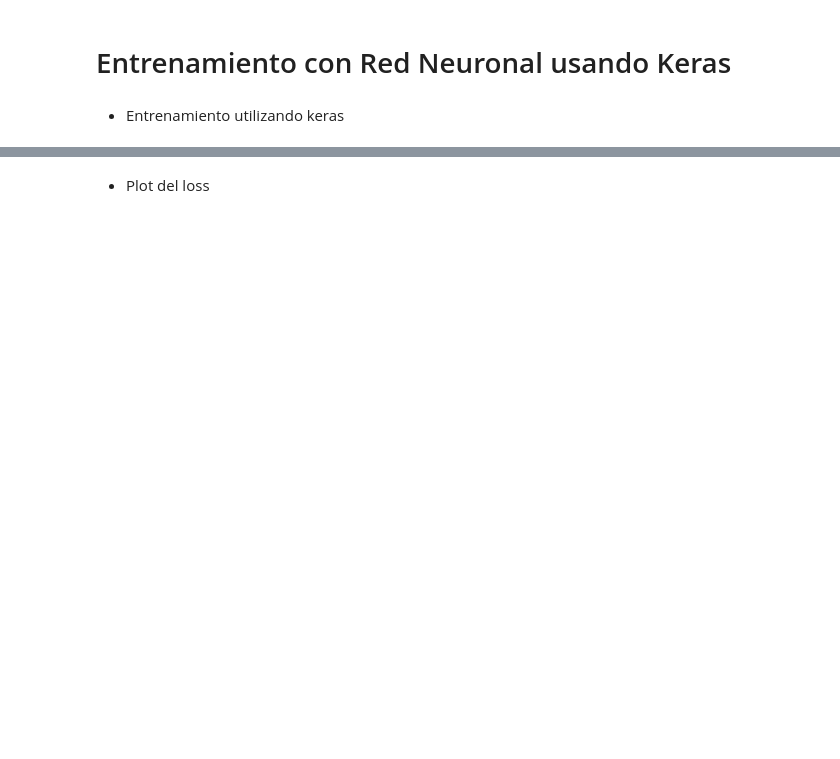
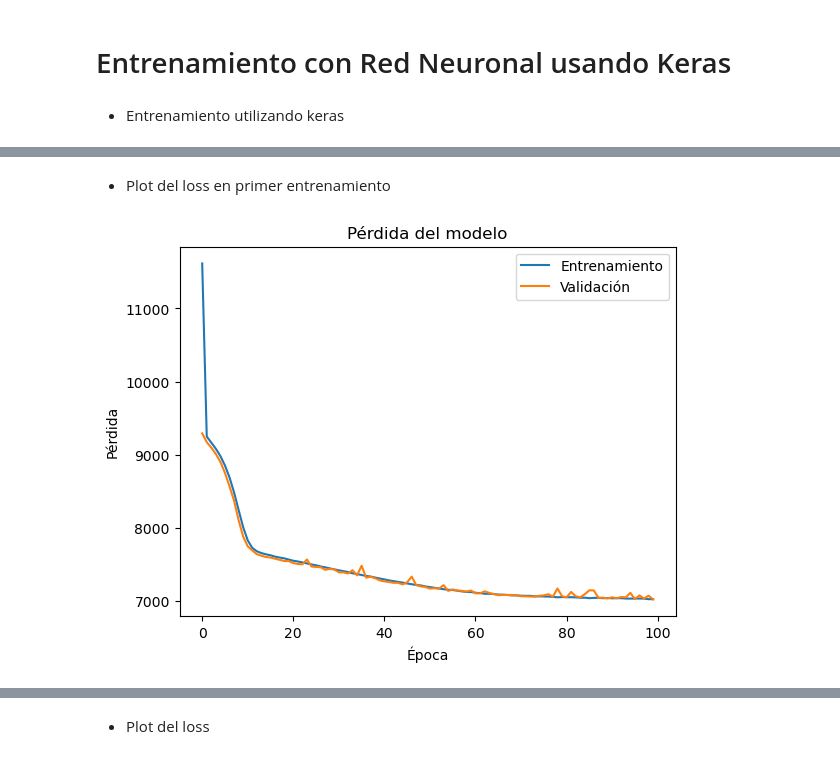
Before and after one commit to esauresndiz/NASA-Turbofan-Jet-Engine, a Jupyter notebook: Modelado ML supervisado.ipynb, the cells around one changed output, grey strips where cells are left out. Saved outputs shown, nothing was run; the diff lists cells and outputs as text; code cells hidden in the pictures; blank space fills up the shorter version.

```diff
--- a/Modelado ML supervisado.ipynb
+++ b/Modelado ML supervisado.ipynb
@@ -373,3 +410,31 @@ Feature names seen at fit time, yet now missing:
 <h1> Entrenamiento con Red Neuronal usando Keras </h1>
 # %% [markdown]
 * Entrenamiento utilizando keras
+# %%
+import numpy as np
+import pandas as pd
+from keras.models import Sequential
+from keras.layers import Dense
+from keras.optimizers import Adam
+from sklearn.model_selection import train_test_split
+from sklearn.preprocessing import StandardScaler
+
+#variables para que esau use:
+#Entrenamiento:  X_train y_train, X_test, y_test (vienen ya escaladas, en 70-30)
+# Validación:
+# df_validation_FD001_max: digamos es el data frame de las X, no lo modifiques copialo en alguna variable local
+# validation_rf_FD001:  es el RUL es la y que debes usar, es la independiente que nos da el data set de la NADA
+
+model = Sequential()
+model.add(Dense(10, input_dim=14, activation='relu'))
+model.add(Dense(5, activation='relu'))
+model.add(Dense(1))
+
+model.compile(optimizer=Adam(), loss='mean_squared_error')
+
+model.summary()
+history = model.fit(X_train, y_train, epochs=100, batch_size=10, validation_split=0.2, verbose=1)
+loss = model.evaluate(X_test, y_test, verbose=0)
+print(f'Loss en el conjunto de prueba: {loss}')
+
+y_pred = model.predict(X_test)
@@ -375,0 +472,15 @@ Feature names seen at fit time, yet now missing:
+# %% [markdown]
+* Plot del loss en primer entrenamiento
+# %%
+import matplotlib.pyplot as plt
+
+
+plt.plot(history.history['loss'])
+plt.plot(history.history['val_loss'])
+plt.title('Pérdida del modelo')
+plt.xlabel('Época')
+plt.ylabel('Pérdida')
+plt.legend(['Entrenamiento', 'Validación'], loc='upper right')
+plt.show()
+# %% [output]
+[figure, added]
```
Also changed, not shown: parts of 9 cells of this notebook.
